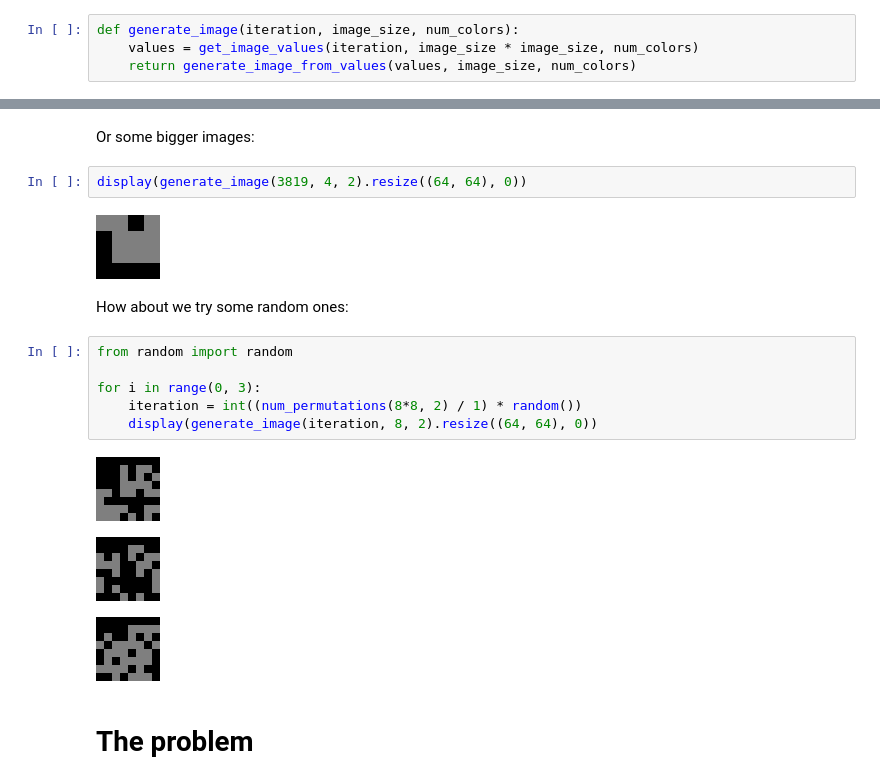
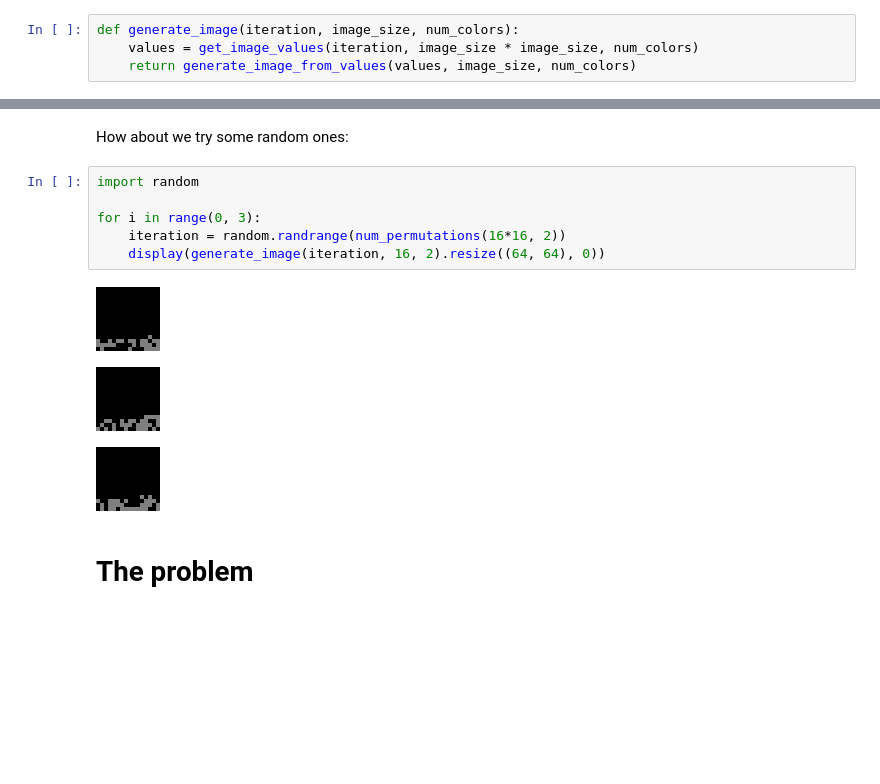
Before and after one commit to kathryndeplume/library-of-sydney, a Jupyter notebook: notes.ipynb, the cells around one changed output, grey strips where cells are left out. Cells and saved outputs as stored; diff of their text form; blank space fills up the shorter version.

```diff
--- a/notes.ipynb
+++ b/notes.ipynb
@@ -163,21 +164,15 @@ for i in range(0, num_permutations(2*2, 2)):
-# %% [markdown]
-Or some bigger images:
-# %%
-display(generate_image(3819, 4, 2).resize((64, 64), 0))
-# %% [output]
-[figure, removed]
 # %% [markdown]
 How about we try some random ones:
 # %%
-from random import random
+import random
 
 for i in range(0, 3):
-    iteration = int((num_permutations(8*8, 2) / 1) * random())
-    display(generate_image(iteration, 8, 2).resize((64, 64), 0))
+    iteration = random.randrange(num_permutations(16*16, 2))
+    display(generate_image(iteration, 16, 2).resize((64, 64), 0))
 # %% [output]
-[figure, old version]
+[figure, new version]
-[figure, old version]
+[figure, new version]
-[figure, old version]
+[figure, new version]
 # %% [markdown]
 # The problem
 # %% [markdown]
```
Also changed, not shown: parts of 2 cells of this notebook.
